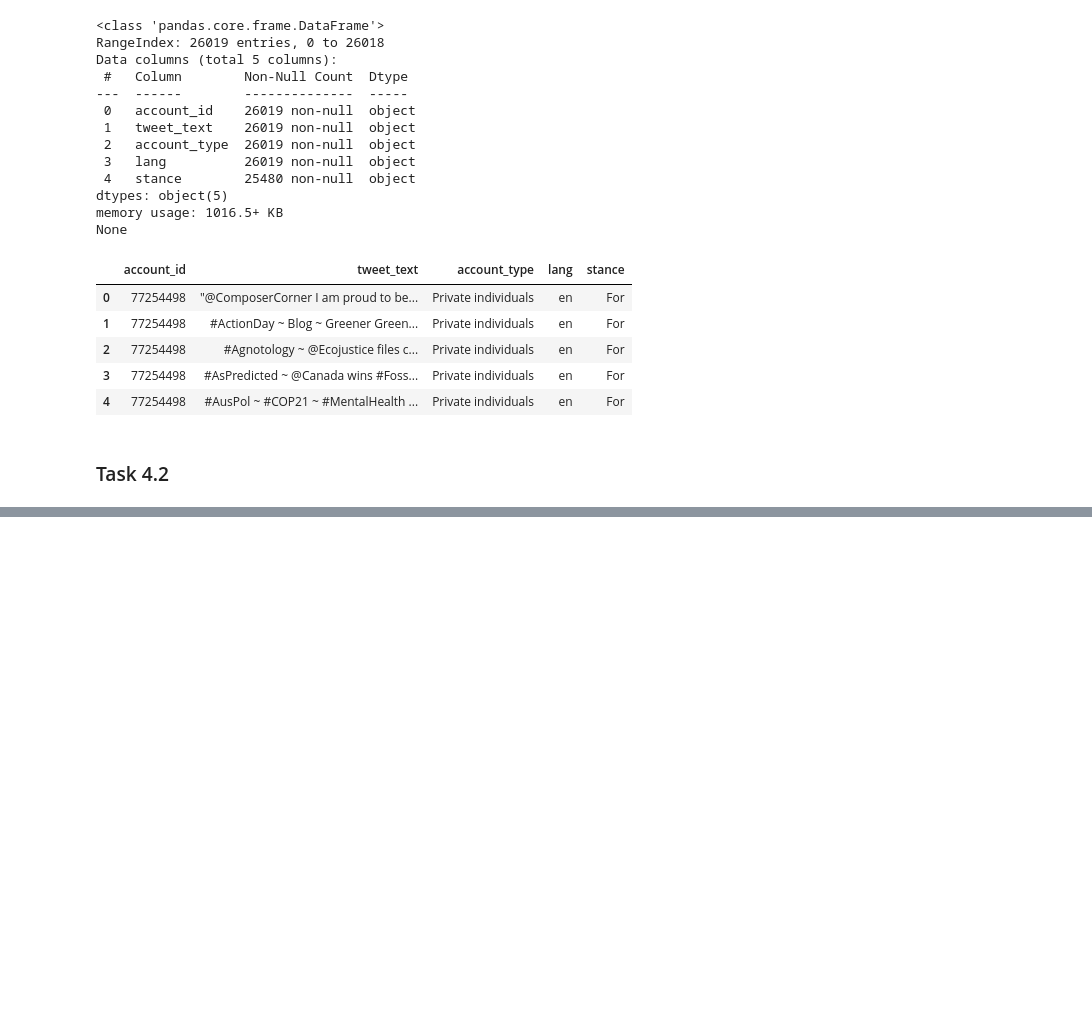
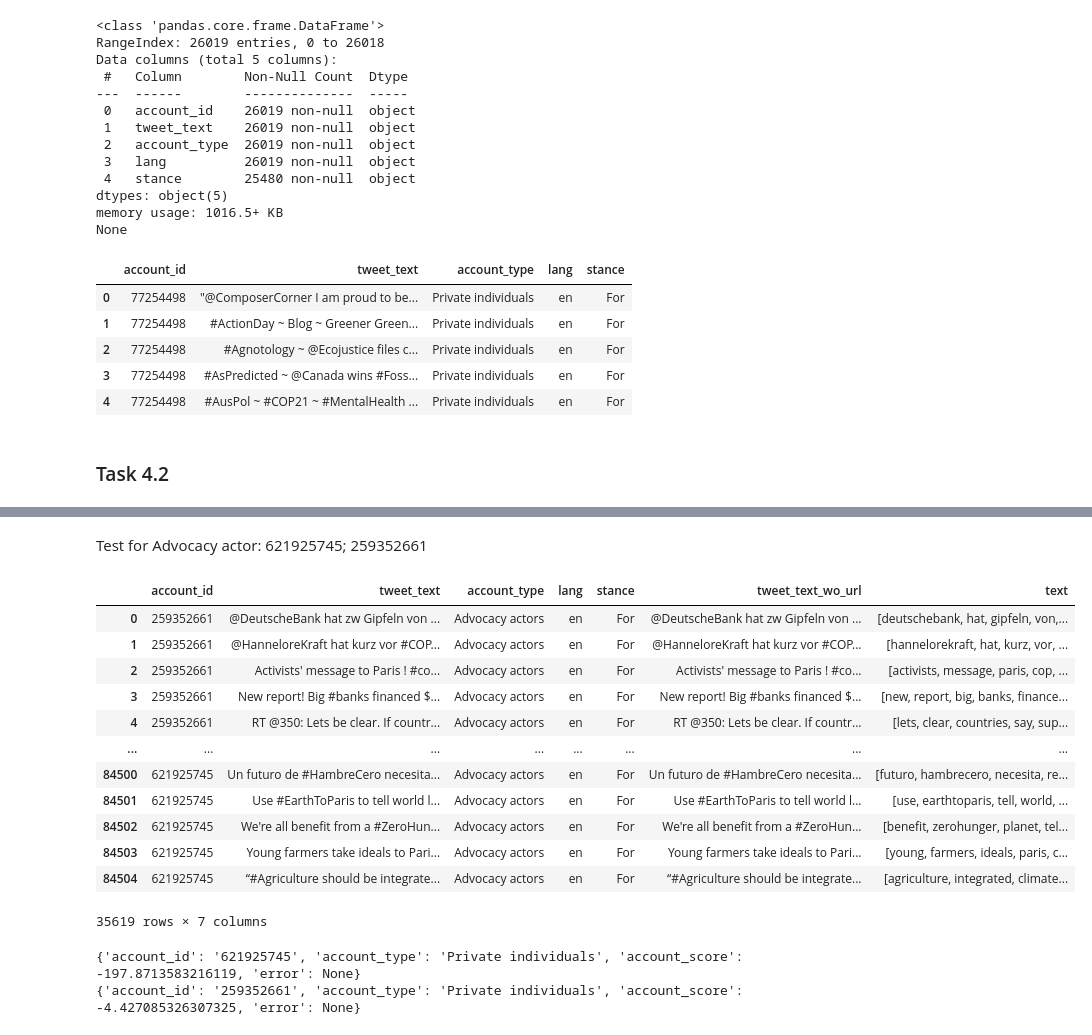
Before and after one commit to vaughankraska/social_data_mining, a Jupyter notebook: src/sdm/lab_scripts/text_analysis/theory_driven_analysis.ipynb, the cells around one changed output, grey strips where cells are left out. Cells and saved outputs as stored; diff of their text form; code cells hidden in the pictures; blank space fills up the shorter version.

```diff
--- a/src/sdm/lab_scripts/text_analysis/theory_driven_analysis.ipynb
+++ b/src/sdm/lab_scripts/text_analysis/theory_driven_analysis.ipynb
@@ -285,0 +379,5 @@ print(total_count_dict)
+# %%
+from text_mining.data import get_accounts_dataframe
+
+accounts_df = get_accounts_dataframe(db=conn)
+print(accounts_df.head())
@@ -285,0 +398,27 @@ print(total_count_dict)
+# %%
+accounts_df["tweet_text_wo_url"] = accounts_df["tweet_text"].apply(remove_urls)
+accounts_df['text'] = accounts_df['tweet_text_wo_url'].apply(preprocess_text)
+# %% [markdown]
+Test for Advocacy actor: 621925745; 259352661
+# %%
+accounts_df[accounts_df["account_type"] == "Advocacy actors"]
+# %% [output]
+|  | account_id | tweet_text | account_type | lang | stance | tweet_text_wo_url | text |
+| 0 | 259352661 | @DeutscheBank hat zw Gipfeln von ... | Advocacy actors | en | For | @DeutscheBank hat zw Gipfeln von ... | [deutschebank, hat, gipfeln, von,... |
+| 1 | 259352661 | @HanneloreKraft hat kurz vor #COP... | Advocacy actors | en | For | @HanneloreKraft hat kurz vor #COP... | [hannelorekraft, hat, kurz, vor, ... |
+| 2 | 259352661 | Activists' message to Paris ! #co... | Advocacy actors | en | For | Activists' message to Paris ! #co... | [activists, message, paris, cop, ... |
+| 3 | 259352661 | New report! Big #banks financed $... | Advocacy actors | en | For | New report! Big #banks financed $... | [new, report, big, banks, finance... |
+| 4 | 259352661 | RT @350: Lets be clear. If countr... | Advocacy actors | en | For | RT @350: Lets be clear. If countr... | [lets, clear, countries, say, sup... |
+| ... | ... | ... | ... | ... | ... | ... | ... |
+| 84500 | 621925745 | Un futuro de #HambreCero necesita... | Advocacy actors | en | For | Un futuro de #HambreCero necesita... | [futuro, hambrecero, necesita, re... |
+| 84501 | 621925745 | Use #EarthToParis to tell world l... | Advocacy actors | en | For | Use #EarthToParis to tell world l... | [use, earthtoparis, tell, world, ... |
+| 84502 | 621925745 | We're all benefit from a #ZeroHun... | Advocacy actors | en | For | We're all benefit from a #ZeroHun... | [benefit, zerohunger, planet, tel... |
+| 84503 | 621925745 | Young farmers take ideals to Pari... | Advocacy actors | en | For | Young farmers take ideals to Pari... | [young, farmers, ideals, paris, c... |
+| 84504 | 621925745 | “#Agriculture should be integrate... | Advocacy actors | en | For | “#Agriculture should be integrate... | [agriculture, integrated, climate... |
+35619 rows × 7 columns
+# %%
+print(classify_account(accounts_df, "621925745", word_scores))
+print(classify_account(accounts_df, "259352661", word_scores))
+# %% [output]
+{'account_id': '621925745', 'account_type': 'Private individuals', 'account_score': -197.8713583216119, 'error': None}
+{'account_id': '259352661', 'account_type': 'Private individuals', 'account_score': -4.427085326307325, 'error': None}
```
Also changed, not shown: parts of 47 cells of this notebook, 1 other file.
